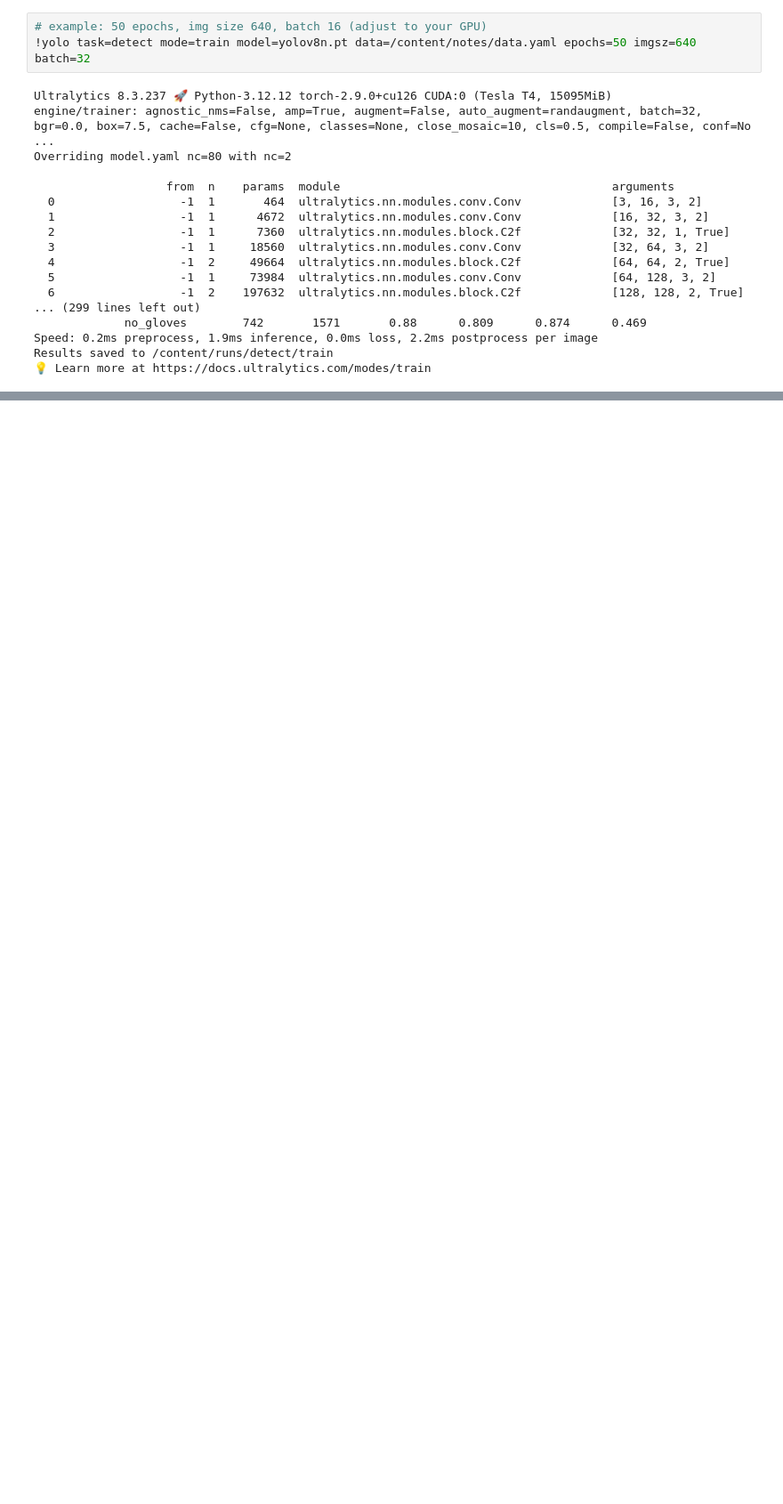
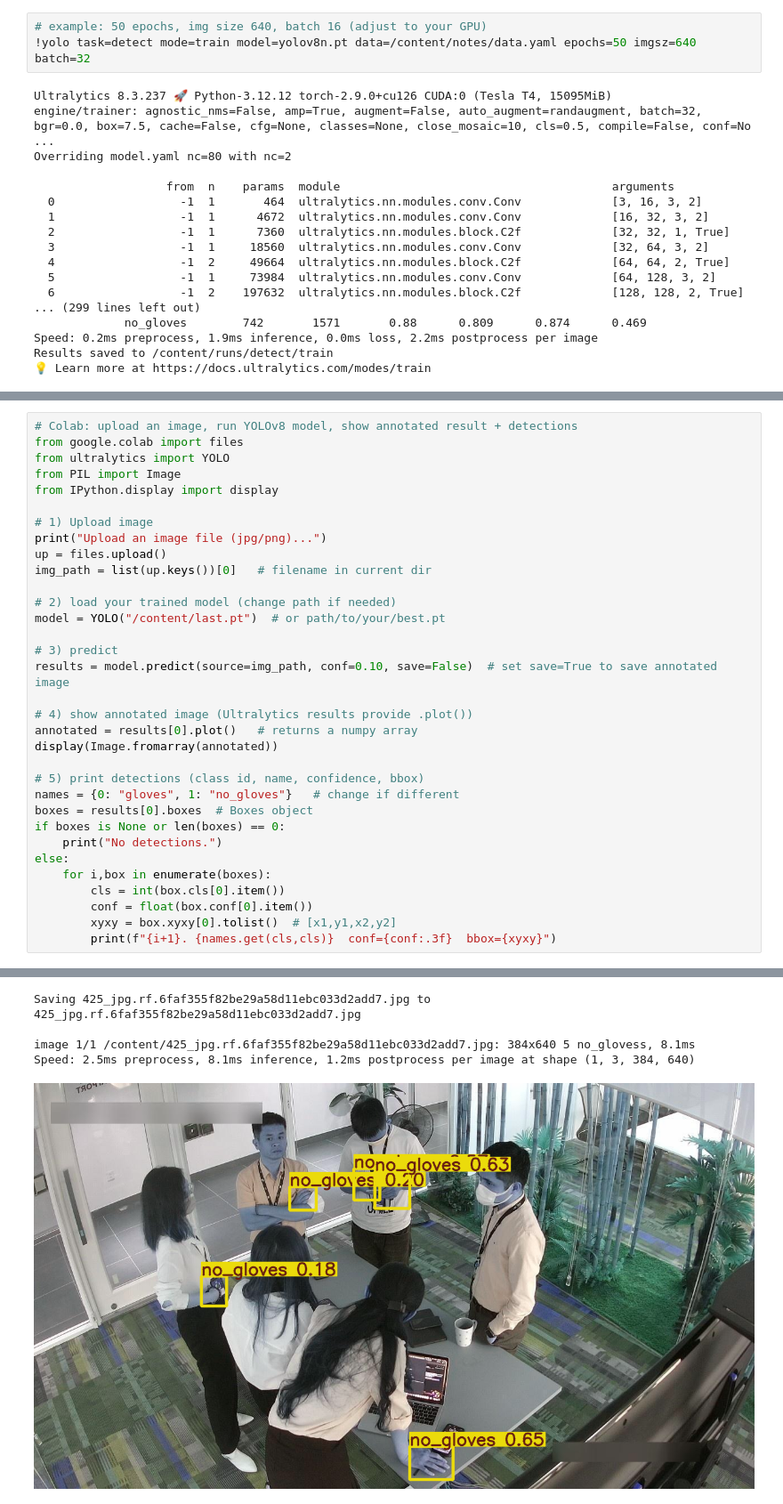
Before and after one commit to HTxSlayer/AI-Powered-Mental-Health-Assistant, a Jupyter notebook: gloves.ipynb, the cells around one changed output, grey strips where cells are left out. Shown at 89% size. Saved outputs shown, nothing was run; the diff lists cells and outputs as text; blank space fills up the shorter version.

```diff
--- a/gloves.ipynb
+++ b/gloves.ipynb
@@ -105,0 +160,34 @@ Speed: 2.6ms preprocess, 9.1ms inference, 1.9ms postprocess per image at shape (
+# %%
+# Colab: upload an image, run YOLOv8 model, show annotated result + detections
+from google.colab import files
+from ultralytics import YOLO
+from PIL import Image
+from IPython.display import display
+
+# 1) Upload image
+print("Upload an image file (jpg/png)...")
+up = files.upload()
+img_path = list(up.keys())[0]   # filename in current dir
+
+# 2) load your trained model (change path if needed)
+model = YOLO("/content/last.pt")  # or path/to/your/best.pt
+
+# 3) predict
+results = model.predict(source=img_path, conf=0.10, save=False)  # set save=True to save annotated image
+
+# 4) show annotated image (Ultralytics results provide .plot())
+annotated = results[0].plot()   # returns a numpy array
+display(Image.fromarray(annotated))
+
+# 5) print detections (class id, name, confidence, bbox)
+names = {0: "gloves", 1: "no_gloves"}   # change if different
+boxes = results[0].boxes  # Boxes object
+if boxes is None or len(boxes) == 0:
+    print("No detections.")
+else:
+    for i,box in enumerate(boxes):
+        cls = int(box.cls[0].item())
+        conf = float(box.conf[0].item())
+        xyxy = box.xyxy[0].tolist()  # [x1,y1,x2,y2]
+        print(f"{i+1}. {names.get(cls,cls)}  conf={conf:.3f}  bbox={xyxy}")
+# %% [output]
@@ -105,0 +196,5 @@ Speed: 2.6ms preprocess, 9.1ms inference, 1.9ms postprocess per image at shape (
+Saving 425_jpg.rf.6faf355f82be29a58d11ebc033d2add7.jpg to 425_jpg.rf.6faf355f82be29a58d11ebc033d2add7.jpg
+
+image 1/1 /content/425_jpg.rf.6faf355f82be29a58d11ebc033d2add7.jpg: 384x640 5 no_glovess, 8.1ms
+Speed: 2.5ms preprocess, 8.1ms inference, 1.2ms postprocess per image at shape (1, 3, 384, 640)
+[figure, added]
```
Also changed, not shown: parts of 4 cells of this notebook.
